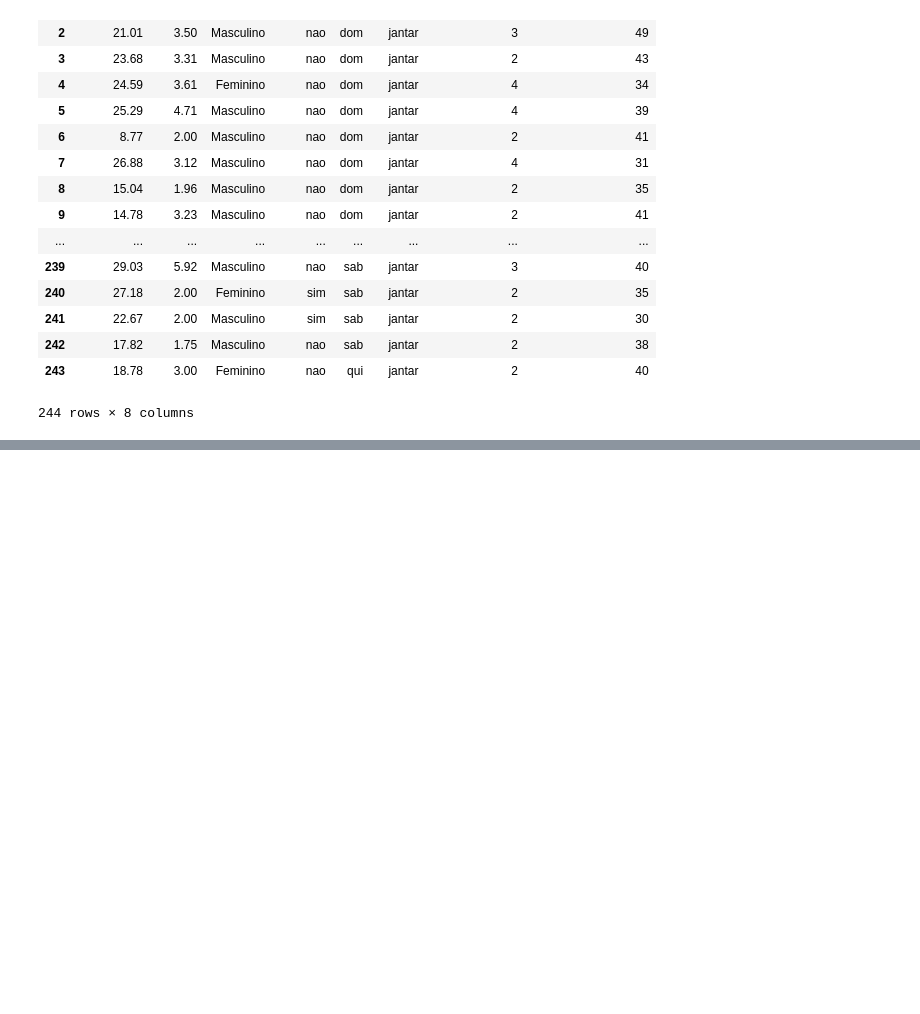
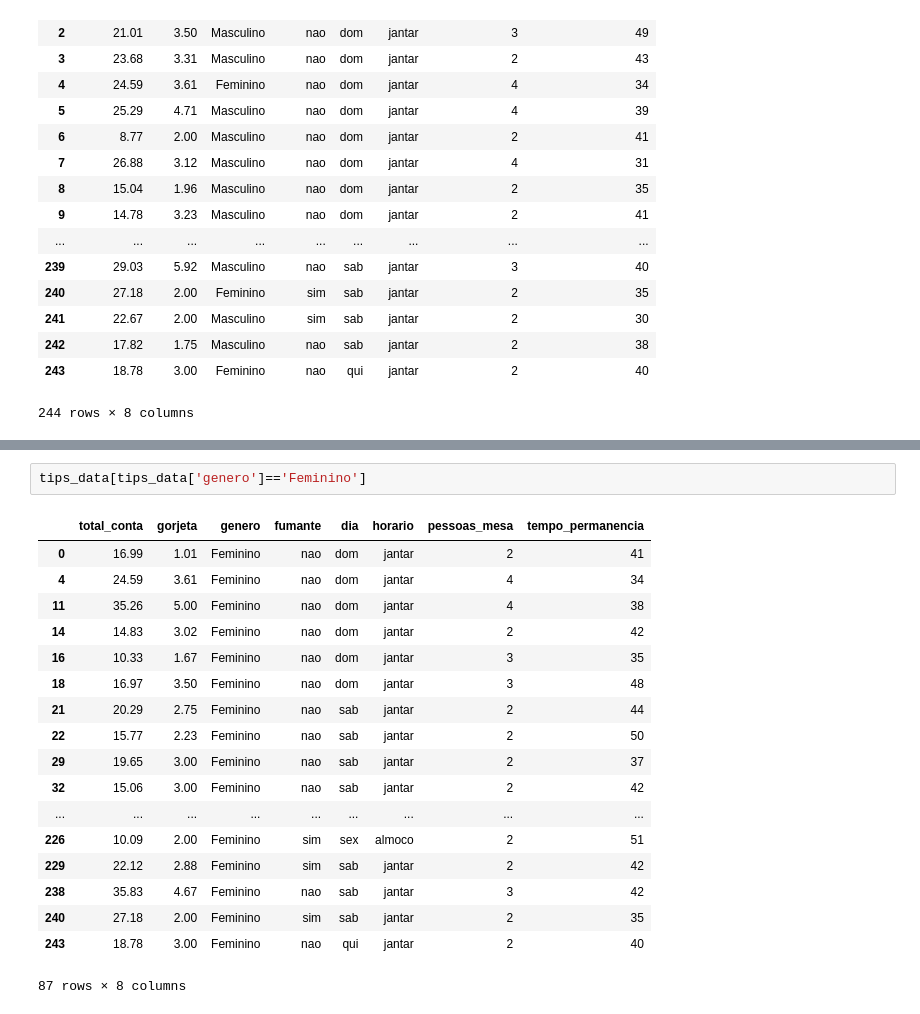
Before and after one commit to karolcastro/Python-Hands-On, a Jupyter notebook: ex2.ipynb, the cells around one changed output, grey strips where cells are left out. Saved outputs shown, nothing was run; the diff lists cells and outputs as text; blank space fills up the shorter version.

```diff
--- a/ex2.ipynb
+++ b/ex2.ipynb
@@ -33,0 +145,21 @@ tips_data
+# %%
+tips_data[tips_data['genero']=='Feminino']
+# %% [output]
+|  | total_conta | gorjeta | genero | fumante | dia | horario | pessoas_mesa | tempo_permanencia |
+| 0 | 16.99 | 1.01 | Feminino | nao | dom | jantar | 2 | 41 |
+| 4 | 24.59 | 3.61 | Feminino | nao | dom | jantar | 4 | 34 |
+| 11 | 35.26 | 5.00 | Feminino | nao | dom | jantar | 4 | 38 |
+| 14 | 14.83 | 3.02 | Feminino | nao | dom | jantar | 2 | 42 |
+| 16 | 10.33 | 1.67 | Feminino | nao | dom | jantar | 3 | 35 |
+| 18 | 16.97 | 3.50 | Feminino | nao | dom | jantar | 3 | 48 |
+| 21 | 20.29 | 2.75 | Feminino | nao | sab | jantar | 2 | 44 |
+| 22 | 15.77 | 2.23 | Feminino | nao | sab | jantar | 2 | 50 |
+| 29 | 19.65 | 3.00 | Feminino | nao | sab | jantar | 2 | 37 |
+| 32 | 15.06 | 3.00 | Feminino | nao | sab | jantar | 2 | 42 |
+| ... | ... | ... | ... | ... | ... | ... | ... | ... |
+| 226 | 10.09 | 2.00 | Feminino | sim | sex | almoco | 2 | 51 |
+| 229 | 22.12 | 2.88 | Feminino | sim | sab | jantar | 2 | 42 |
+| 238 | 35.83 | 4.67 | Feminino | nao | sab | jantar | 3 | 42 |
+| 240 | 27.18 | 2.00 | Feminino | sim | sab | jantar | 2 | 35 |
+| 243 | 18.78 | 3.00 | Feminino | nao | qui | jantar | 2 | 40 |
+87 rows × 8 columns
```
Also changed, not shown: parts of 8 cells of this notebook.
